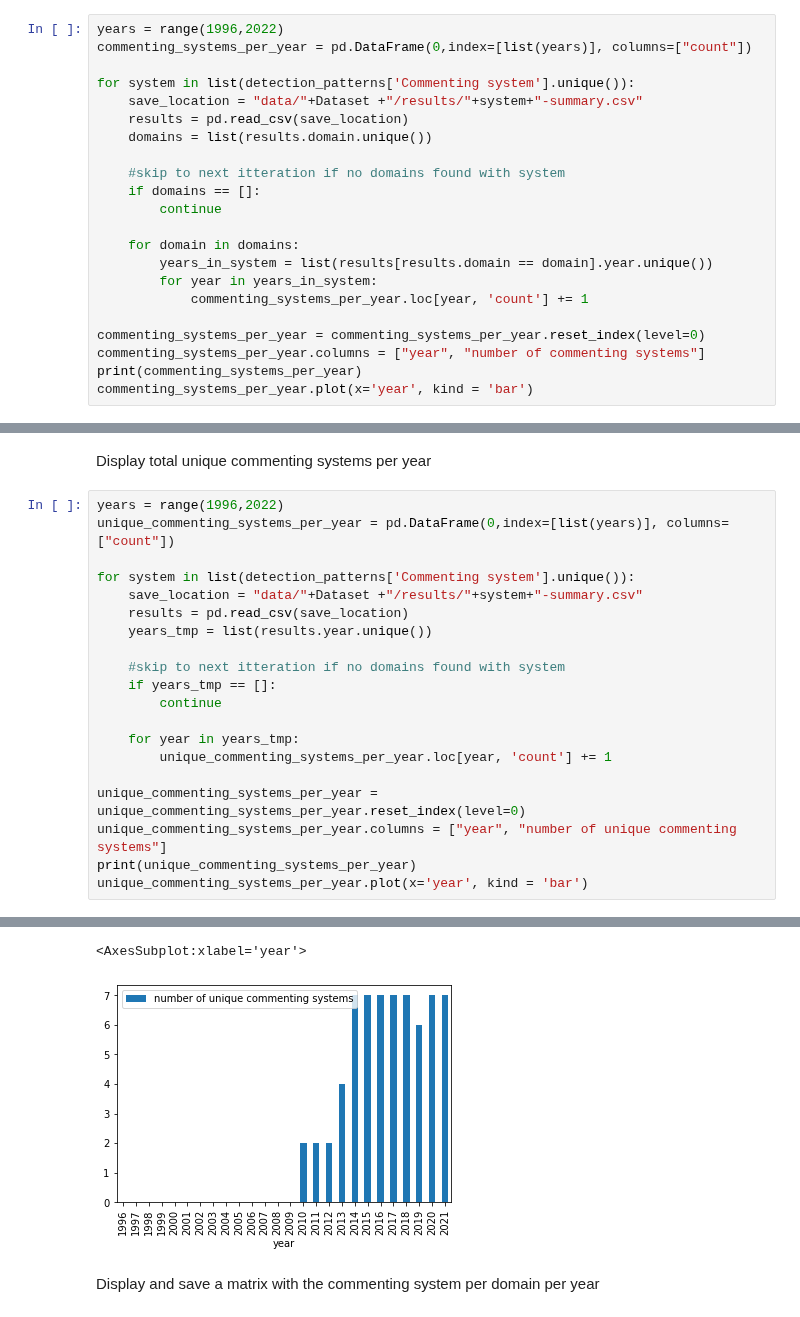
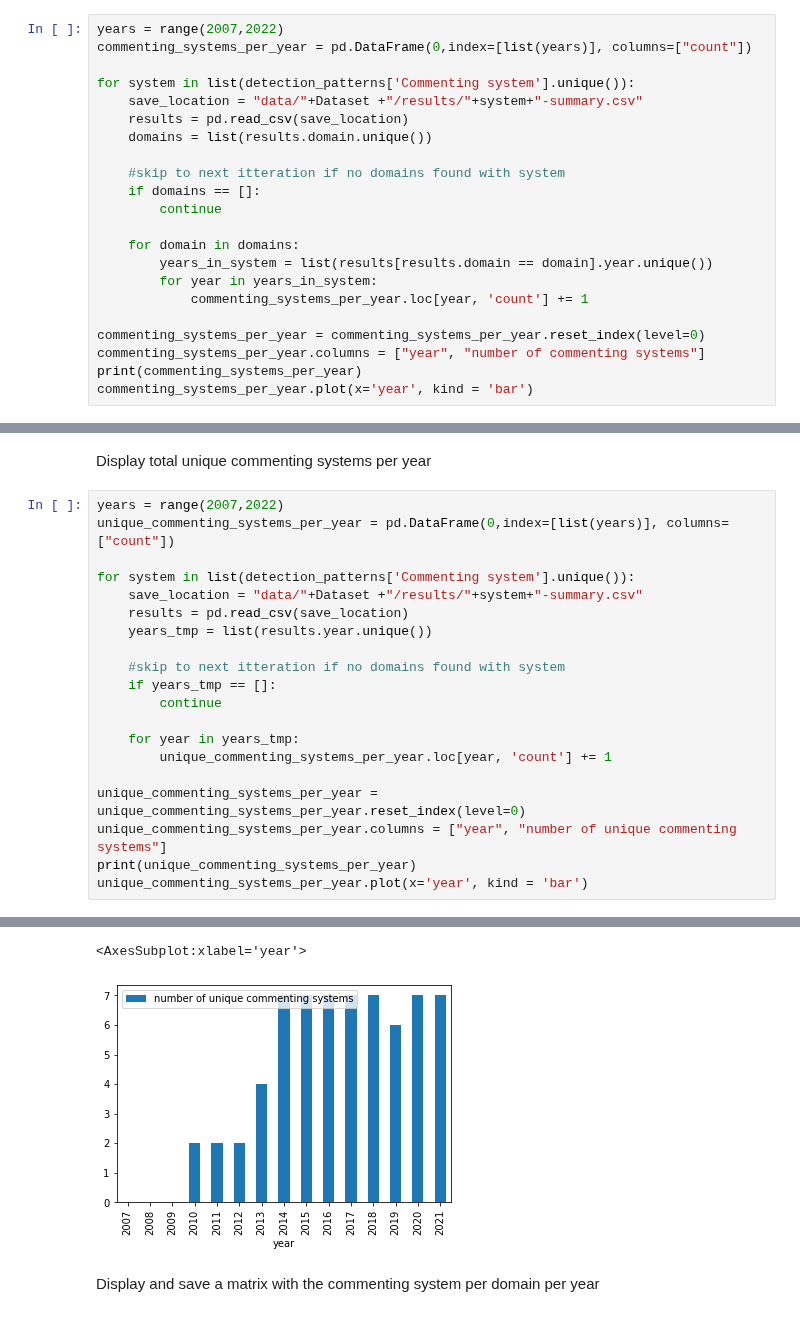
Before and after one commit to smootyboy/ARCH_News_Comments, a Jupyter notebook: Comment_Extraction.ipynb, the cells around one changed output, grey strips where cells are left out. Drawn from its saved outputs; the diff is of its cells as text.

```diff
--- a/Comment_Extraction.ipynb
+++ b/Comment_Extraction.ipynb
@@ -301,7 +301,7 @@ cnn.com uses  Disqus  in: [2010, 2011, 2012, 2013, 2014, 2015, 2016]
 # %% [markdown]
 Display total commenting systems per year
 # %%
-years = range(1996,2022)
+years = range(2007,2022)
 commenting_systems_per_year = pd.DataFrame(0,index=[list(years)], columns=["count"])
 
 for system in list(detection_patterns['Commenting system'].unique()):
@@ -345,7 +344,7 @@ commenting_systems_per_year.plot(x='year', kind = 'bar')
 # %% [markdown]
 Display total unique commenting systems per year
 # %%
-years = range(1996,2022)
+years = range(2007,2022)
 unique_commenting_systems_per_year = pd.DataFrame(0,index=[list(years)], columns=["count"])
 
 for system in list(detection_patterns['Commenting system'].unique()):
@@ -385,5 +383,5 @@ unique_commenting_systems_per_year.plot(x='year', kind = 'bar')
 <AxesSubplot:xlabel='year'>
-[figure, old version]
+[figure, new version]
 # %% [markdown]
 Display and save a matrix with the commenting system per domain per year
 # %%
```
Also changed, not shown: parts of 9 cells of this notebook.
